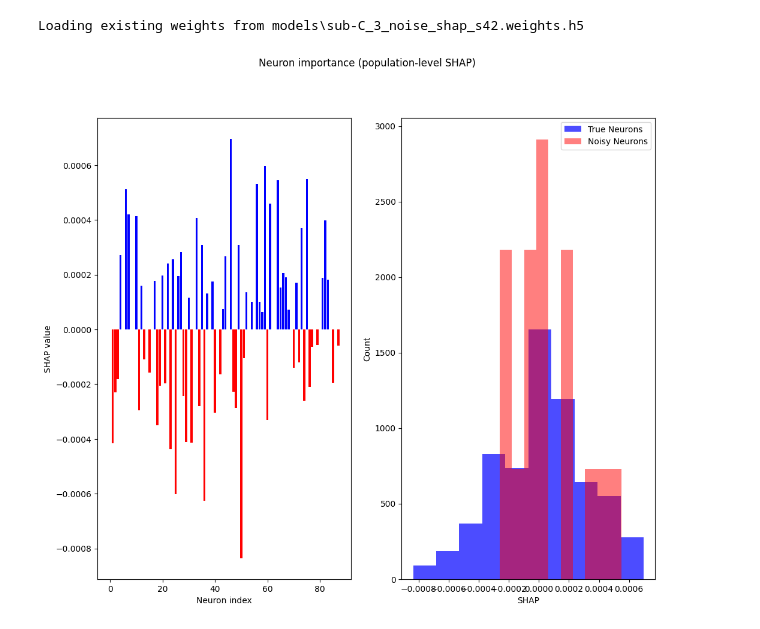
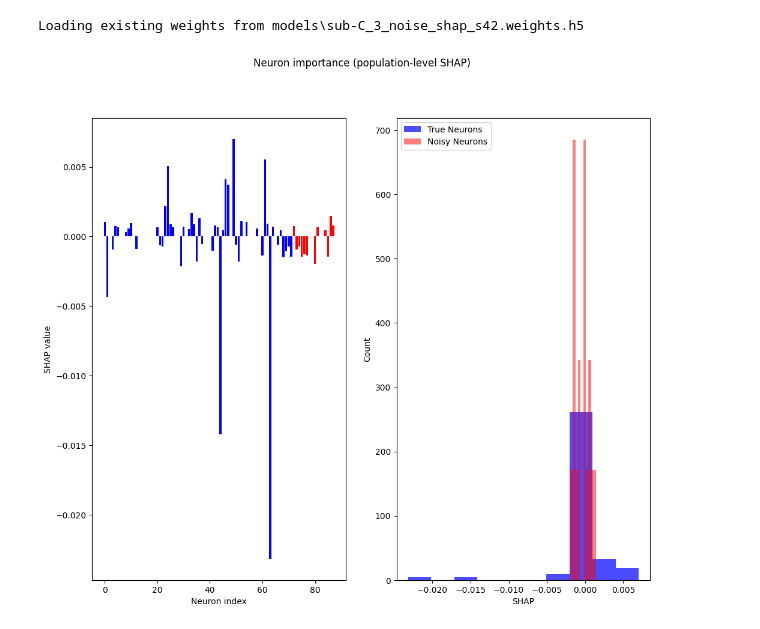
Before and after one commit to JohnKang0720/pivae-model, a Jupyter notebook: PIVAE.ipynb, the cells around one changed output. Drawn from its saved outputs; the diff is of its cells as text; code cells hidden in the pictures.

```diff
--- a/PIVAE.ipynb
+++ b/PIVAE.ipynb
@@ -493,7 +507,7 @@ def get_or_train_pivae(neural_data,
         _ = pivae(dummy_x, dummy_u)   # run a dummy pass to 'build' a model.
 
         pivae.load_weights(weight_path)
-        return pivae,
+        return pivae, None
 
     checkpoint_cb = tf.keras.callbacks.ModelCheckpoint(
         filepath=weight_path,
@@ -536,9 +550,9 @@ def generate_embeddings(neural_data, labels, e, fit, model_type, subject, model_
 
     return embeddings, model
 # %%
+noisy_embedding, _ = generate_embeddings(perturbed1, u_true, 50, True, 'noisy', 'C', None, LATENT_DIM)
 s, _ = generate_embeddings(x_train, u_train, EPOCHS, False, '', 'C', pivae, LATENT_DIM)
 s_test, _  = generate_embeddings(x_test, u_test, EPOCHS, False, '', 'C', pivae, LATENT_DIM)
-noisy_embedding, _ = generate_embeddings(perturbed3, u_true, 50, True, 'noisy', 'C', None, LATENT_DIM)
 # %% [output]
 Loading existing weights from models\sub-C_3_noisy_s42.weights.h5
 # %%
@@ -714,7 +729,7 @@ def compute_shapley_values(embeddings, labels, train_mask, test_mask,
             break  # Early stopping if converged
 
     # Average across all iterations
-    return np.mean(mem_tmc, axis=0)
+    return np.mean(mem_tmc, axis=0), full_score
 
 def check_convergence(mem_tmc):
     """Check convergence using DataShapley's error function
@@ -802,4 +817,6 @@ def evaluate_coalition(coalition_indices, embeddings, labels,
     else:
         return r2_score(labels[test_mask], predictions)
 
-noisy_shap = compute_shapley_values(noisy_embedding, np.int64(u_true), train_mask, test_mask, trial_idx, models[params['evaluation']['primary_decoder']], 10, 0.01, 42)
+
+
+noisy_shap, full_score = compute_shapley_values(noisy_embedding, np.int64(u_true), train_mask, test_mask, trial_idx, models[params['evaluation']['primary_decoder']], 100, 0.01, 42)
@@ -1005,6 +1015,8 @@ noisy_neuron_data, is_real_mask = add_noisy_neurons(x_true)
 # %%
 import shap
 # %%
+from sklearn.base import clone
+
 def compute_neuron_shap_values(neural_data: np.ndarray,
                                behavior_data: np.ndarray,
                                test_indices: np.ndarray,
@@ -1041,7 +1053,11 @@ def compute_neuron_shap_values(neural_data: np.ndarray,
     if shap is None:
         raise ImportError("SHAP package not installed. Install with: pip install shap")
 
-    pivae, _ = get_or_train_pivae(train_neural, train_behavior, 100, 'noise_shap', 'C', LATENT_DIM)
+    pivae, _ = get_or_train_pivae(train_neural, train_behavior, 20, 'noise_shap', 'C', LATENT_DIM)
+    train_embeds, _  = generate_embeddings(train_neural, train_behavior, 1, False, '', '', pivae, LATENT_DIM)
+    model = clone(models[params['evaluation']['primary_decoder']])
+    model.fit(train_embeds, train_behavior)
+
     # Method-specific prediction function (provided by each method's implementation)
     # Example for GPFA (from benchmarks_gpfa/neuron_perturbations.py):
     def model_predict_func(neural_data_batch, labels):
@@ -1058,7 +1074,7 @@ def compute_neuron_shap_values(neural_data: np.ndarray,
         # For CEBRA: transform → embeddings → decode → behavior
         # Each method implements this differently
         test_embeds, _  = generate_embeddings(neural_data_batch, labels, 1, False, '', '', pivae, LATENT_DIM)
-        preds = models[params['evaluation']['primary_decoder']].predict(test_embeds)
+        preds = model.predict(test_embeds)
         return preds
 
     # Generic wrapper that handles masking and R² computation
@@ -1084,29 +1100,20 @@ def compute_neuron_shap_values(neural_data: np.ndarray,
             masked_data[:, masked_neurons] = neuron_means[masked_neurons]
 
             # Get BEHAVIOR predictions for ALL test samples
-
             predictions = model_predict_func(masked_data,test_behavior)  # Returns predictions, NOT R²
 
             # Compute SINGLE R² score for entire test set
-            r2 = accuracy_score(test_behavior, predictions)
+            r2 = r2_score(test_behavior, predictions)
             results.append(r2)
         return np.array(results)  # Shape: (n_masks,) - R² scores
 
-    # CRITICAL: Must disable L1 regularization for neuroscience applications
-    # For neural population analysis, ALL neurons potentially contribute and need non-zero SHAP values
-    # l1_reg must be passed to shap_values() method, NOT the constructor!
-    # The KernelExplainer constructor silently ignores l1_reg if passed there
-
-    # baseline = np.mean(test_neural,axis=0).reshape(1,-1)
     baseline = np.zeros((1, neural_data.shape[-1]))
     explainer = shap.KernelExplainer(predict_with_mask, baseline)  # No l1_reg here!
 
-    # Use sufficient samples for convergence with high-dimensional data
-    # Rule of thumb: min(2 * n_neurons^2, 50000) samples for reliable estimates
+    instance = np.ones((1, neural_data.shape[-1]))
     n_samples = min(2 * test_neural.shape[-1]**2, 50000)
-    instance = np.ones((1, neural_data.shape[-1]))
     # Pass l1_reg to shap_values() to explicitly request all features
-    shap_values = explainer.shap_values(instance, n_samples=n_samples, l1_reg=f"num_features({test_neural.shape[-1]})", silent=False)
+    shap_values = explainer.shap_values(instance, nsamples=n_samples,l1_reg=f"num_features({test_neural.shape[-1]})", silent=False)
 
     baseline_score = predict_with_mask(np.zeros((1, neural_data.shape[-1])))[0]
     full_score = predict_with_mask(np.ones((1, neural_data.shape[-1])))[0]
@@ -1125,24 +1132,26 @@ obj = compute_neuron_shap_values(noisy_neuron_data,np.int64(u_true),test_mask, t
 Loading existing weights from models\sub-C_3_noise_shap_s42.weights.h5
 # %%
 fig, axes = plt.subplots(1,2,figsize=(12,10))
+
+real_shap = obj['shap_values'][is_real_mask]
+noise_shap = obj['shap_values'][~is_real_mask]
+
 vals = obj['shap_values'].ravel()
-axes[0].bar(np.arange(len(vals)), vals, color=['blue' if v > 0 else 'red' for v in vals])
+axes[0].bar(np.arange(len(vals)), vals, color=['red' if  i > len(real_shap) else 'blue' for i,v in enumerate(vals)])
 axes[0].set_xlabel('Neuron index')
 axes[0].set_ylabel('SHAP value')
 
-real_shap = obj['shap_values'][is_real_mask]
-noise_shap = obj['shap_values'][~is_real_mask]
 
 axes[1].hist(real_shap, color='blue', density=True, label='True Neurons',  alpha=0.7)
 axes[1].hist(noise_shap, color='red', density=True, label='Noisy Neurons', alpha=0.5)
 axes[1].legend()
 axes[1].set_ylabel("Count")
 axes[1].set_xlabel("SHAP")
 
 plt.suptitle('Neuron importance (population-level SHAP)')
 plt.show()
 # %% [output]
-[figure, old version]
+[figure, new version]
 # %%
 def analyze_shap_results(shap_values: np.ndarray,
                          is_real_mask: np.ndarray):
```
Also changed, not shown: parts of 17 cells of this notebook, 3 other files.
